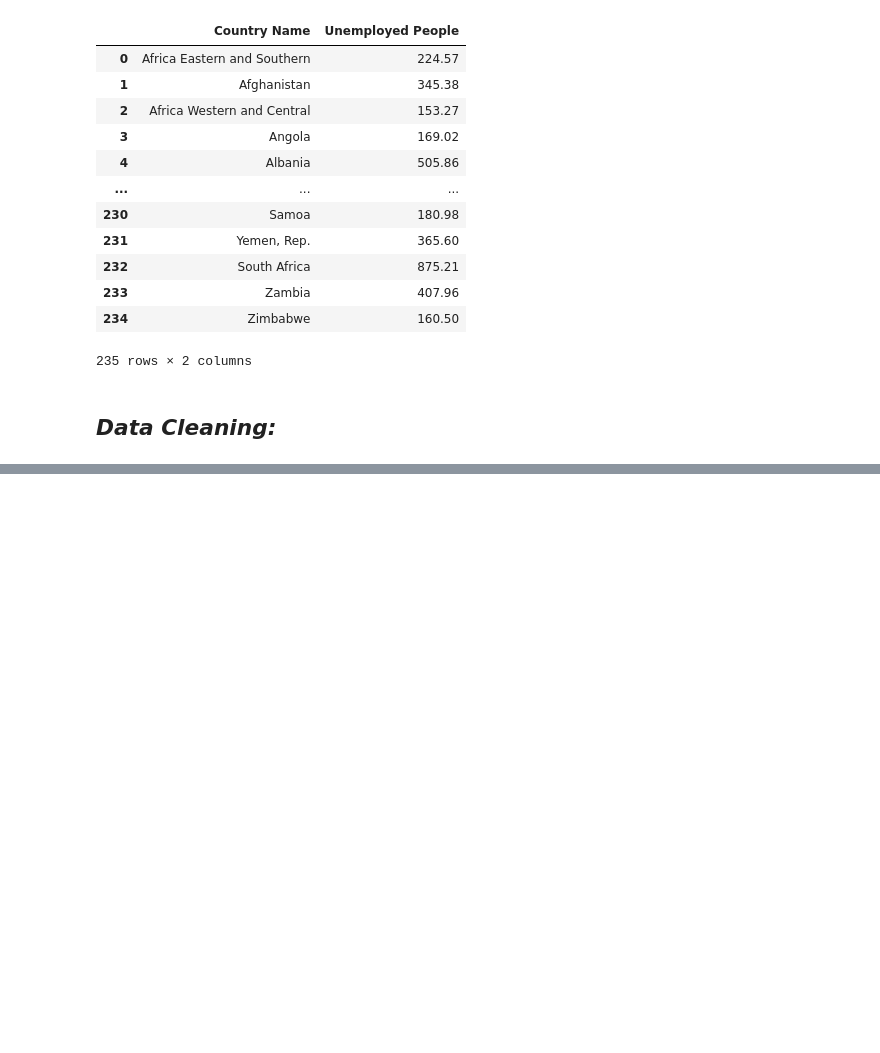
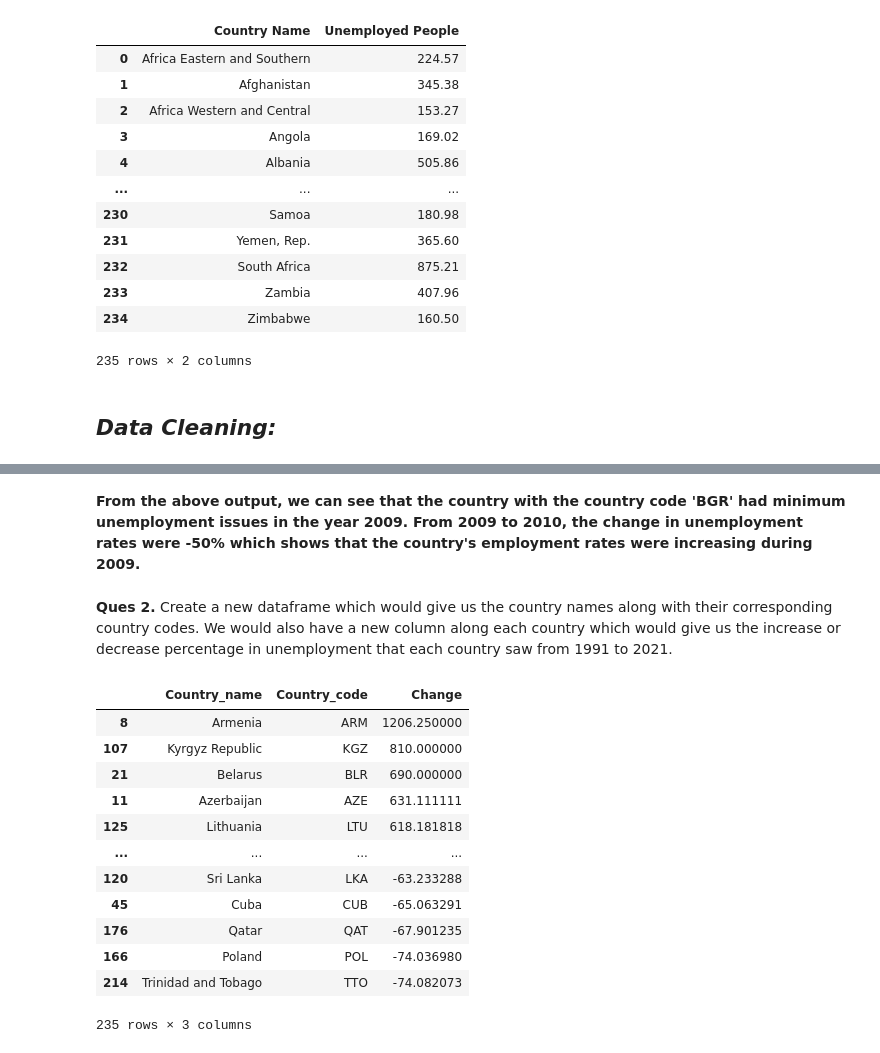
Before and after one commit to AnushkaGupta18/Fittlyf-Task-ML, a Jupyter notebook: Fittlyf_ML_Internship_Task.ipynb, the cells around one changed output, grey strips where cells are left out. Drawn from its saved outputs; the diff is of its cells as text; code cells hidden in the pictures; blank space fills up the shorter version.

```diff
--- a/Fittlyf_ML_Internship_Task.ipynb
+++ b/Fittlyf_ML_Internship_Task.ipynb
@@ -155,0 +304,35 @@ dtype: int64
+# %% [markdown]
+**From the above output, we can see that the country with the country code 'BGR' had minimum unemployment issues in the year 2009. From 2009 to 2010, the change in unemployment rates were -50% which shows that the country's employment rates were increasing during 2009.**
+# %% [markdown]
+**Ques 2.** Create a new dataframe which would give us the country names along with their corresponding country codes. We would also have a new column along each country which would give us the increase or decrease percentage in unemployment that each country saw from 1991 to 2021.
+# %%
+# calculating the change in percentage in unemployment for each country from 1991 to 2021
+change = (new_df['No. of unemployed'].iloc[-1] - new_df['No. of unemployed'].iloc[0]) / new_df['No. of unemployed'].iloc[0] * 100
+
+# Calculate change in unemployment for each country
+change = []
+for country in new_df['Country_name'].unique():
+    country_df = new_df[new_df['Country_name'] == country]
+    change.append((country, country_df['Country_code'].iloc[0], (country_df['No. of unemployed'].iloc[-1] - country_df['No. of unemployed'].iloc[0]) / country_df['No. of unemployed'].iloc[0] * 100))
+
+# Create new dataframe
+df_change = pd.DataFrame(change, columns=['Country_name', 'Country_code', 'Change'])
+
+# Sort by change in unemployment in descending order
+df_change.sort_values(by='Change', ascending=False, inplace=True)
+# %%
+df_change
+# %% [output]
+|  | Country_name | Country_code | Change |
+| 8 | Armenia | ARM | 1206.250000 |
+| 107 | Kyrgyz Republic | KGZ | 810.000000 |
+| 21 | Belarus | BLR | 690.000000 |
+| 11 | Azerbaijan | AZE | 631.111111 |
+| 125 | Lithuania | LTU | 618.181818 |
+| ... | ... | ... | ... |
+| 120 | Sri Lanka | LKA | -63.233288 |
+| 45 | Cuba | CUB | -65.063291 |
+| 176 | Qatar | QAT | -67.901235 |
+| 166 | Poland | POL | -74.036980 |
+| 214 | Trinidad and Tobago | TTO | -74.082073 |
+235 rows × 3 columns
```
Also changed, not shown: parts of 11 cells of this notebook.
